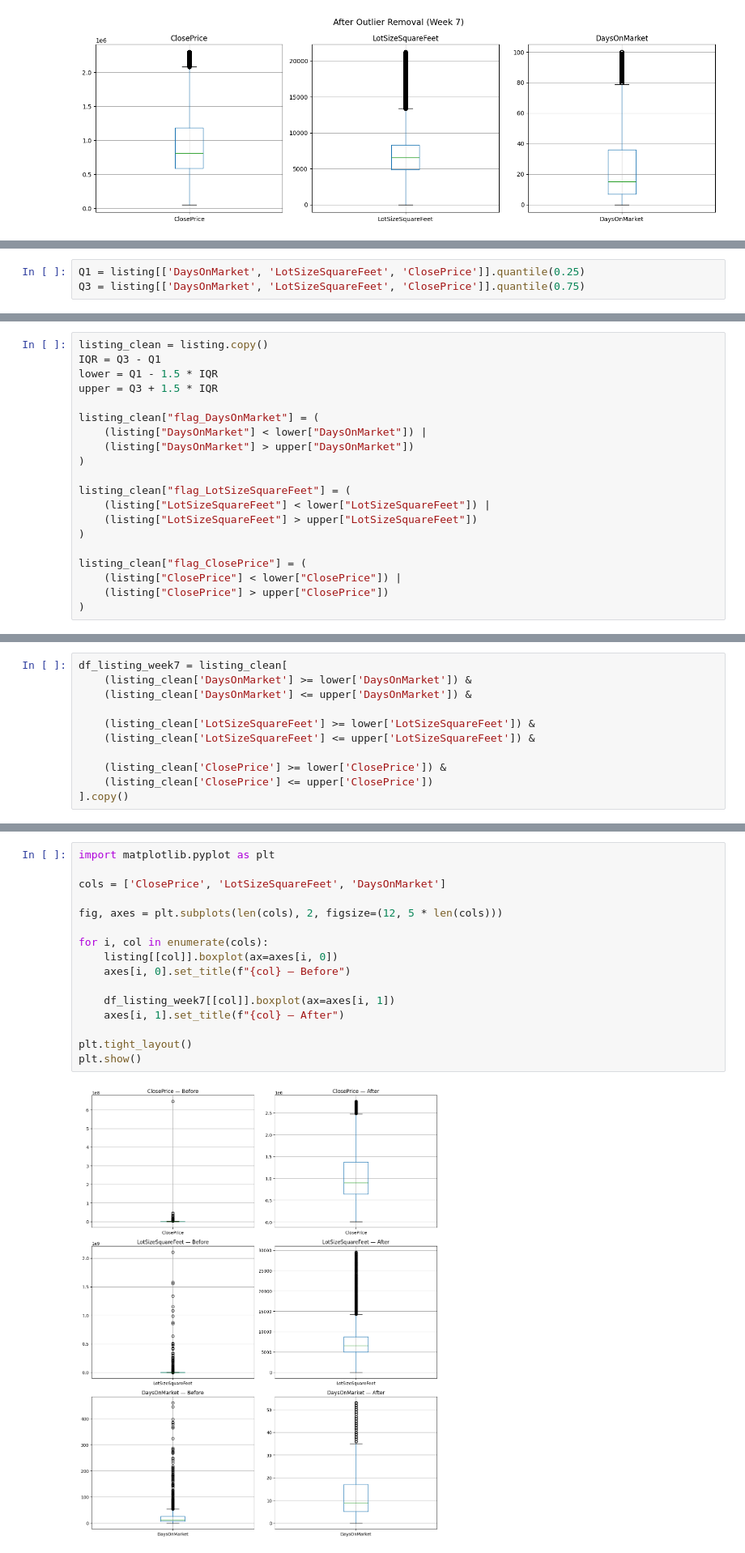
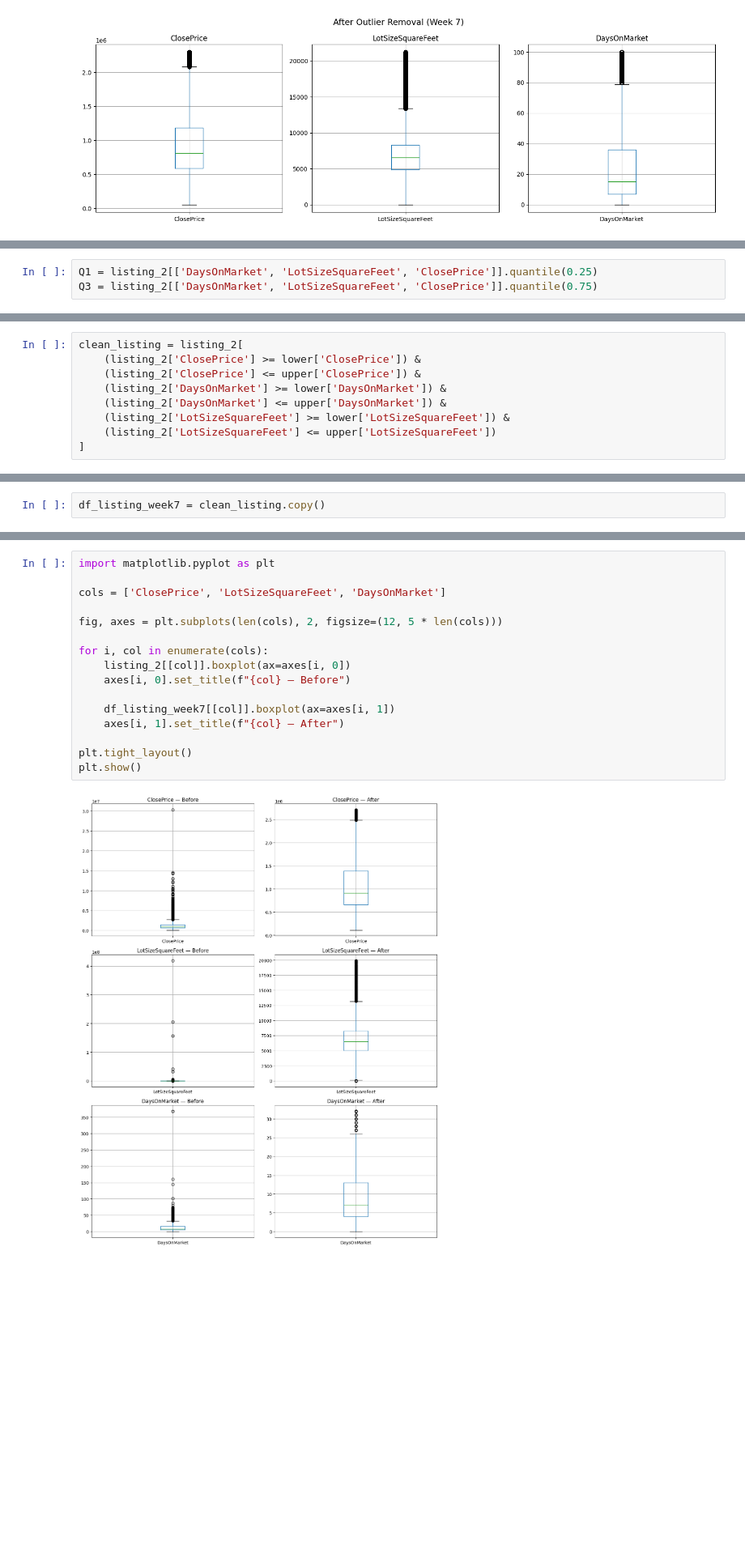
Before and after one commit to DeeptiKhetan/idx-data-analyst, a Jupyter notebook: analysis.ipynb, the cells around one changed output, grey strips where cells are left out. Shown at 81% size. Saved outputs shown, nothing was run; the diff lists cells and outputs as text; blank space fills up the shorter version.

```diff
--- a/analysis.ipynb
+++ b/analysis.ipynb
@@ -1635,5 +1882,5 @@ plt.show()
 # %% [output]
 [figure]
 # %%
-Q1 = listing[['DaysOnMarket', 'LotSizeSquareFeet', 'ClosePrice']].quantile(0.25)
-Q3 = listing[['DaysOnMarket', 'LotSizeSquareFeet', 'ClosePrice']].quantile(0.75)
+Q1 = listing_2[['DaysOnMarket', 'LotSizeSquareFeet', 'ClosePrice']].quantile(0.25)
+Q3 = listing_2[['DaysOnMarket', 'LotSizeSquareFeet', 'ClosePrice']].quantile(0.75)
@@ -1640,20 +1906,9 @@ Q3 = listing[['DaysOnMarket', 'LotSizeSquareFeet', 'ClosePrice']].quantile(0.75)
 # %%
-listing_clean = listing.copy()
-IQR = Q3 - Q1
-lower = Q1 - 1.5 * IQR
-upper = Q3 + 1.5 * IQR
-
-listing_clean["flag_DaysOnMarket"] = (
-    (listing["DaysOnMarket"] < lower["DaysOnMarket"]) |
-    (listing["DaysOnMarket"] > upper["DaysOnMarket"])
-)
-
-listing_clean["flag_LotSizeSquareFeet"] = (
-    (listing["LotSizeSquareFeet"] < lower["LotSizeSquareFeet"]) |
-    (listing["LotSizeSquareFeet"] > upper["LotSizeSquareFeet"])
-)
-
-listing_clean["flag_ClosePrice"] = (
-    (listing["ClosePrice"] < lower["ClosePrice"]) |
-    (listing["ClosePrice"] > upper["ClosePrice"])
-)
+clean_listing = listing_2[
+    (listing_2['ClosePrice'] >= lower['ClosePrice']) &
+    (listing_2['ClosePrice'] <= upper['ClosePrice']) &
+    (listing_2['DaysOnMarket'] >= lower['DaysOnMarket']) &
+    (listing_2['DaysOnMarket'] <= upper['DaysOnMarket']) &
+    (listing_2['LotSizeSquareFeet'] >= lower['LotSizeSquareFeet']) &
+    (listing_2['LotSizeSquareFeet'] <= upper['LotSizeSquareFeet'])
+]
@@ -1676,14 +1947,5 @@ listing_clean
 # %%
-df_listing_week7 = listing_clean[
-    (listing_clean['DaysOnMarket'] >= lower['DaysOnMarket']) &
-    (listing_clean['DaysOnMarket'] <= upper['DaysOnMarket']) &
-
-    (listing_clean['LotSizeSquareFeet'] >= lower['LotSizeSquareFeet']) &
-    (listing_clean['LotSizeSquareFeet'] <= upper['LotSizeSquareFeet']) &
-
-    (listing_clean['ClosePrice'] >= lower['ClosePrice']) &
-    (listing_clean['ClosePrice'] <= upper['ClosePrice'])
-].copy()
+df_listing_week7 = clean_listing.copy()
 # %%
 df_listing_week7
 # %% [output]
@@ -1719,18 +1981,18 @@ plt.show()
 # %%
 import matplotlib.pyplot as plt
 
 cols = ['ClosePrice', 'LotSizeSquareFeet', 'DaysOnMarket']
 
 fig, axes = plt.subplots(len(cols), 2, figsize=(12, 5 * len(cols)))
 
 for i, col in enumerate(cols):
-    listing[[col]].boxplot(ax=axes[i, 0])
+    listing_2[[col]].boxplot(ax=axes[i, 0])
     axes[i, 0].set_title(f"{col} — Before")
 
     df_listing_week7[[col]].boxplot(ax=axes[i, 1])
     axes[i, 1].set_title(f"{col} — After")
 
 plt.tight_layout()
 plt.show()
 # %% [output]
-[figure, old version]
+[figure, new version]
```
Also changed, not shown: parts of 97 cells of this notebook.
